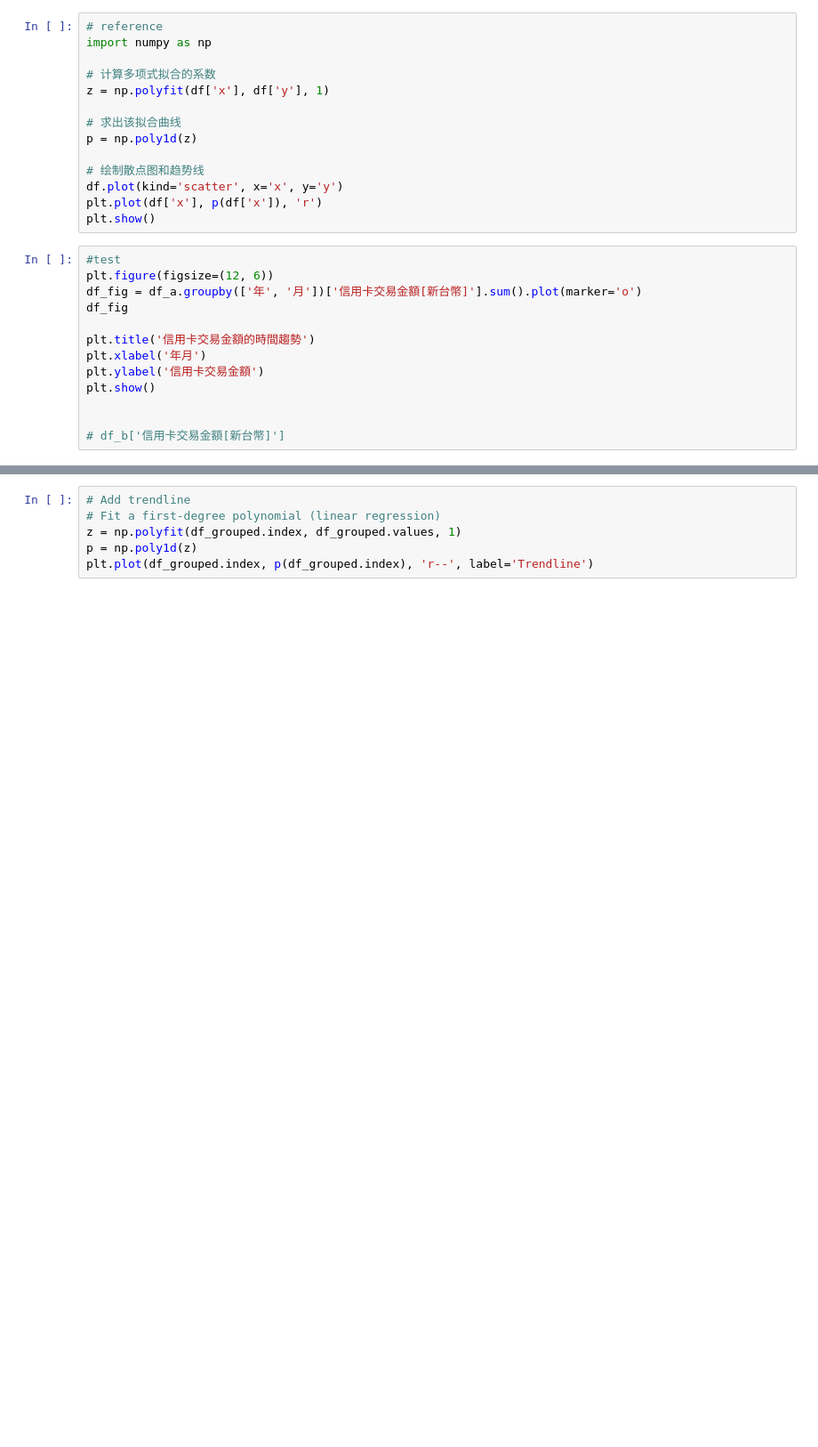
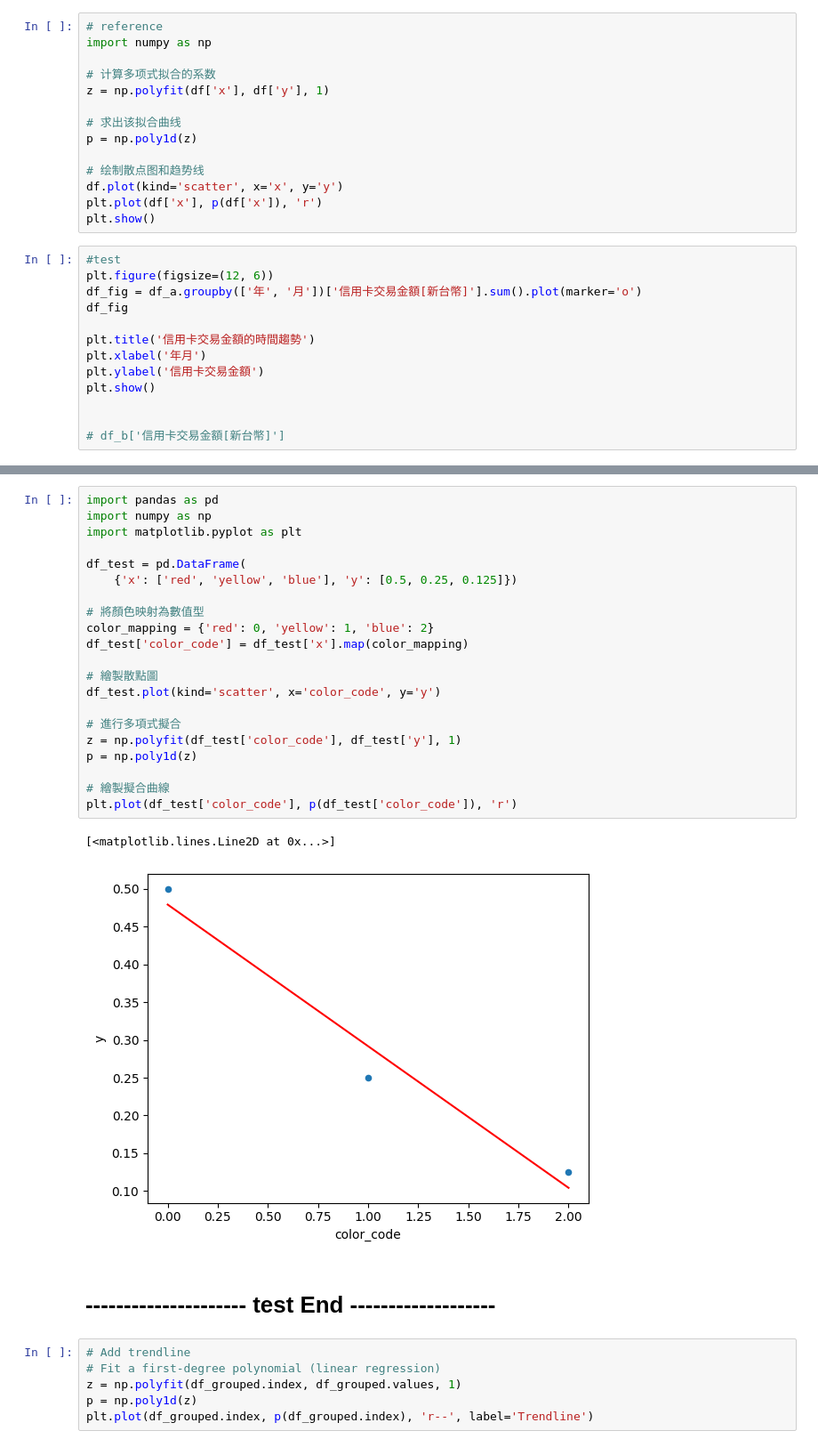
Before and after one commit to George1120901/..__creditcard__, a Jupyter notebook: test6-heatMap.ipynb, the cells around one changed output, grey strips where cells are left out. Shown at 89% size. Saved outputs shown, nothing was run; the diff lists cells and outputs as text; blank space fills up the shorter version.

```diff
--- a/test6-heatMap.ipynb
+++ b/test6-heatMap.ipynb
@@ -1005,3 +1186,29 @@ plt.show()
+# %%
+import pandas as pd
+import numpy as np
+import matplotlib.pyplot as plt
+
+df_test = pd.DataFrame(
+    {'x': ['red', 'yellow', 'blue'], 'y': [0.5, 0.25, 0.125]})
+
+# 將顏色映射為數值型
+color_mapping = {'red': 0, 'yellow': 1, 'blue': 2}
+df_test['color_code'] = df_test['x'].map(color_mapping)
+
+# 繪製散點圖
+df_test.plot(kind='scatter', x='color_code', y='y')
+
+# 進行多項式擬合
+z = np.polyfit(df_test['color_code'], df_test['y'], 1)
+p = np.poly1d(z)
+
+# 繪製擬合曲線
+plt.plot(df_test['color_code'], p(df_test['color_code']), 'r')
+# %% [output]
+[<matplotlib.lines.Line2D at 0x...>]
+[figure, added]
+# %% [markdown]
+# --------------------- test End -------------------
 # %%
 # Add trendline
 # Fit a first-degree polynomial (linear regression)
```
Also changed, not shown: parts of 14 cells of this notebook.
